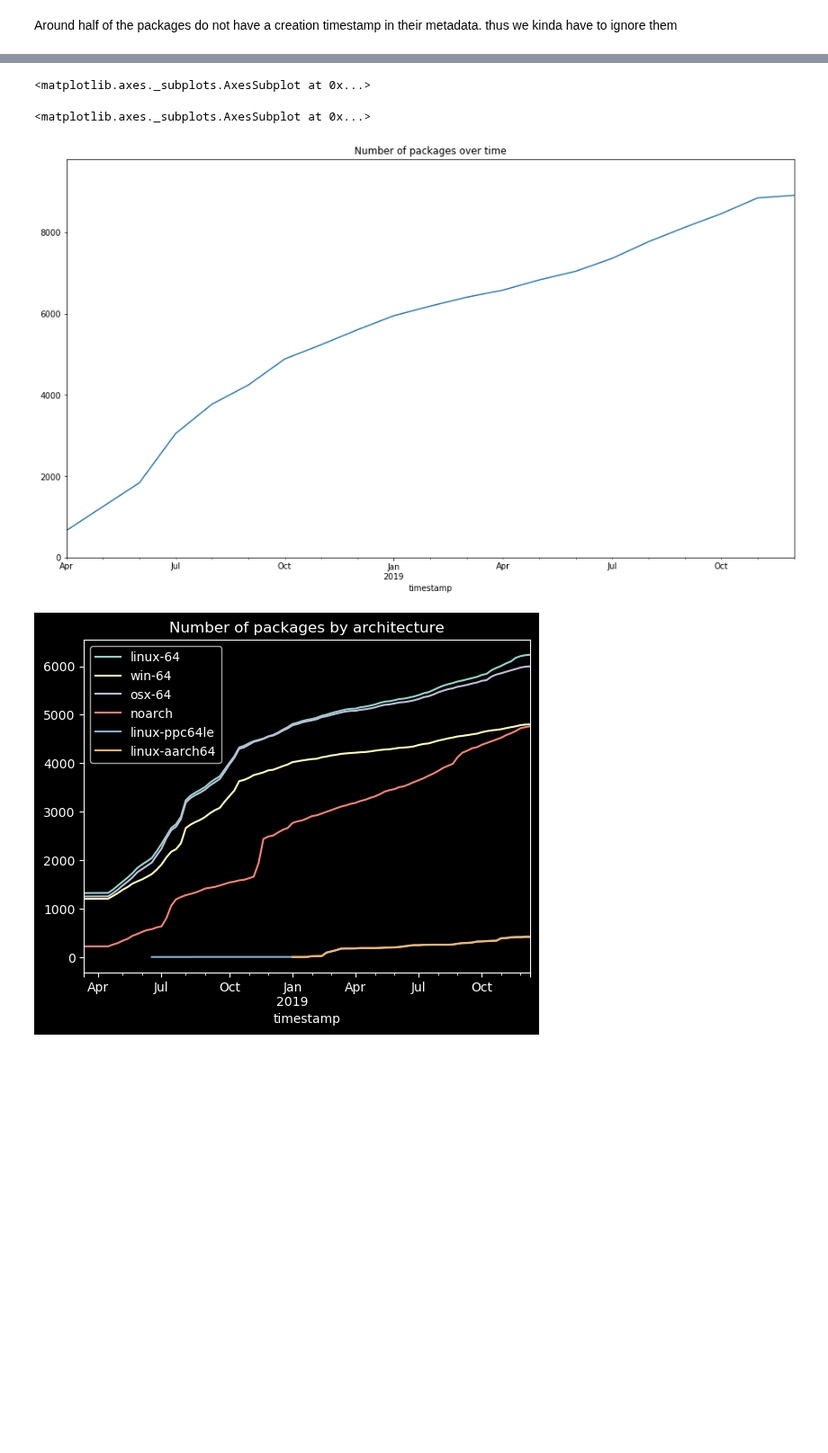
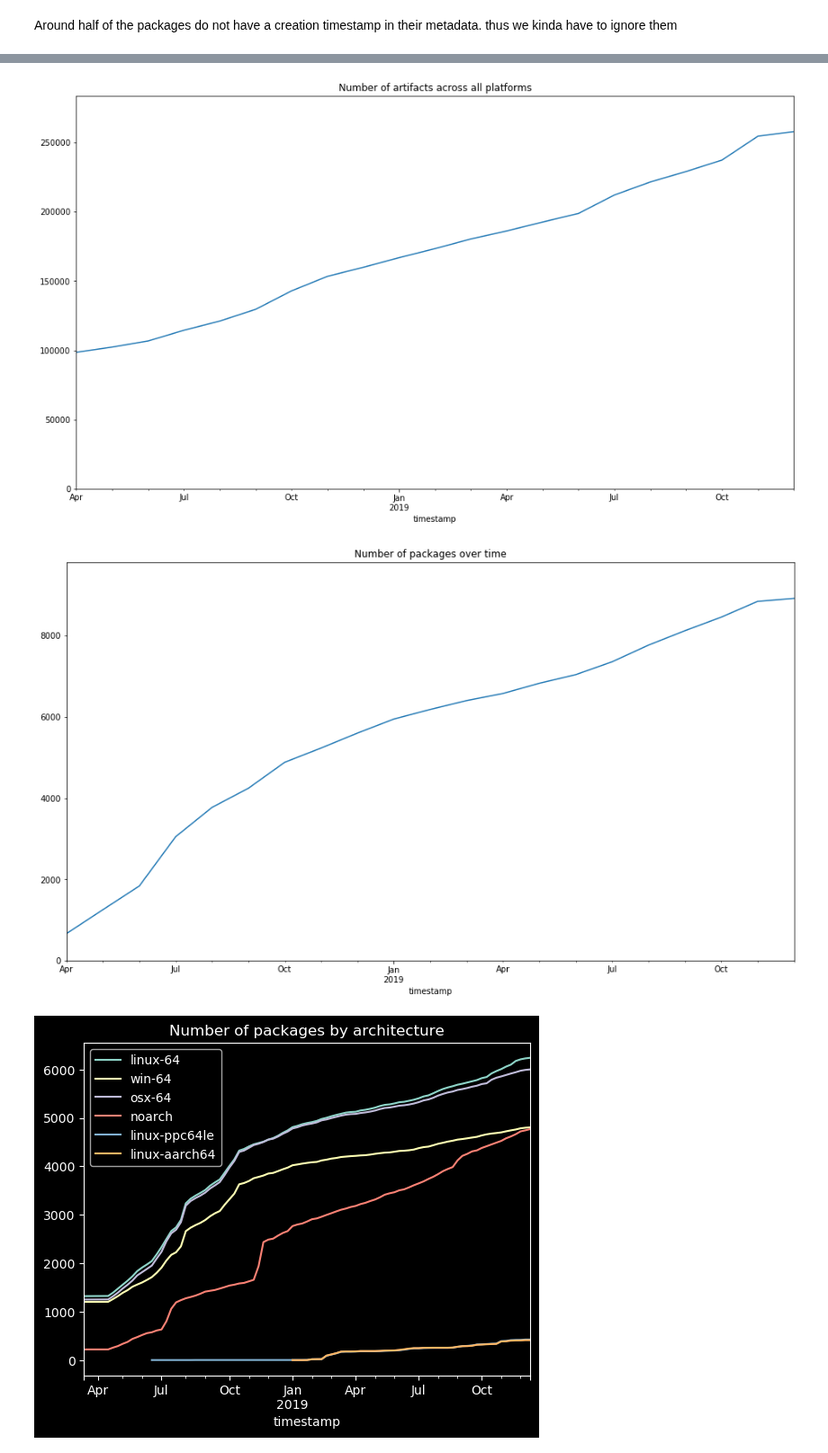
Before and after one commit to conda-forge/by-the-numbers, a Jupyter notebook: conda-forge-timelines.ipynb, the cells around one changed output, grey strips where cells are left out. Shown at 90% size. Drawn from its saved outputs; the diff is of its cells as text; code cells hidden in the pictures; blank space fills up the shorter version.

```diff
--- a/conda-forge-timelines.ipynb
+++ b/conda-forge-timelines.ipynb
@@ -33,11 +45,21 @@ import pandas as pd
+# %%
+import gzip
+
+
+def read_json(fname):
+    with gzip.GzipFile(fname, "r") as f:
+        return pd.io.json.loads(f.read())
 # %%
+import glob
+
+import pandas as pd
+
 packages = []
-for f in glob.glob('*.json'):
-    dat = pd.io.json.loads(open(f).read())
-    df = pd.DataFrame(dat['packages'].values())
-    df.loc[:, 'filename'] = dat['packages'].keys()
+for fname in glob.glob("repodata-*.json"):
+    data = read_json(fname)
+    df = pd.DataFrame(data["packages"].values())
+    df.loc[:, "filename"] = data["packages"].keys()
     packages.append(df)
-    #packages (df['packages'].items())
 # %%
 df = pd.concat(packages, sort=False, ignore_index=True)
 # %%
@@ -72,28 +93,34 @@ has_ts.head()
 # %%
-fill_val = '2018-03-01'
-df_has = df.fillna(pd.to_datetime(fill_val)).sort_values('timestamp').set_index('timestamp')
-df_has.loc[:, 'package_count'] = list(range(1, len(df_has)+1))
-df_arrival = df_has.groupby(df_has.index.to_period('M')).package_count.max()
+fill_val = "2018-03-01"
+df_has = (
+    df.fillna(pd.to_datetime(fill_val)).sort_values("timestamp").set_index("timestamp")
+)
+df_has.loc[:, "package_count"] = list(range(1, len(df_has) + 1))
+df_arrival = df_has.groupby(df_has.index.to_period("M")).package_count.max()
 df_arrival[df_arrival.index > fill_val].plot(
-    title='Number of artifacts across all platforms',
+    title="Number of artifacts across all platforms",
     ylim=(0, df_arrival.max() * 1.1),
-    figsize=(16,9)
+    figsize=(16, 9),
 )
 # %% [output]
-<matplotlib.axes._subplots.AxesSubplot at 0x...>
+[figure, added]
 # %%
-fill_val = '2018-03-01'
-x = df.sort_values('timestamp').fillna(pd.to_datetime(fill_val)).groupby(df.name).first()
-first_date = pd.DataFrame(x.timestamp).reset_index().set_index('timestamp').sort_index()
-first_date.loc[:, 'package_count'] = list(range(1, len(first_date)+1))
-df_first = first_date.groupby(first_date.index.to_period('M')).package_count.max()
+fill_val = "2018-03-01"
+x = (
+    df.sort_values("timestamp")
+    .fillna(pd.to_datetime(fill_val))
+    .groupby(df.name)
+    .first()
+)
+first_date = pd.DataFrame(x.timestamp).reset_index().set_index("timestamp").sort_index()
+first_date.loc[:, "package_count"] = list(range(1, len(first_date) + 1))
+df_first = first_date.groupby(first_date.index.to_period("M")).package_count.max()
 df_first[df_first.index > fill_val].plot(
     title="Number of packages over time",
     ylim=(0, df_first.max() * 1.1),
-    figsize=(16,9)
+    figsize=(16, 9),
 )
 # %% [output]
-<matplotlib.axes._subplots.AxesSubplot at 0x...>
 [figure]
 # %%
 arch_df = {}
```
Also changed, not shown: parts of 14 cells of this notebook.
